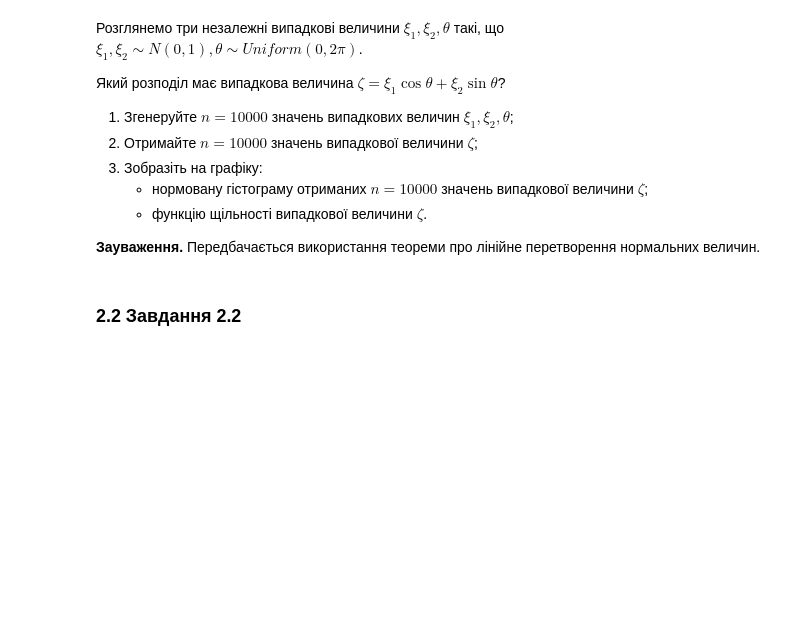
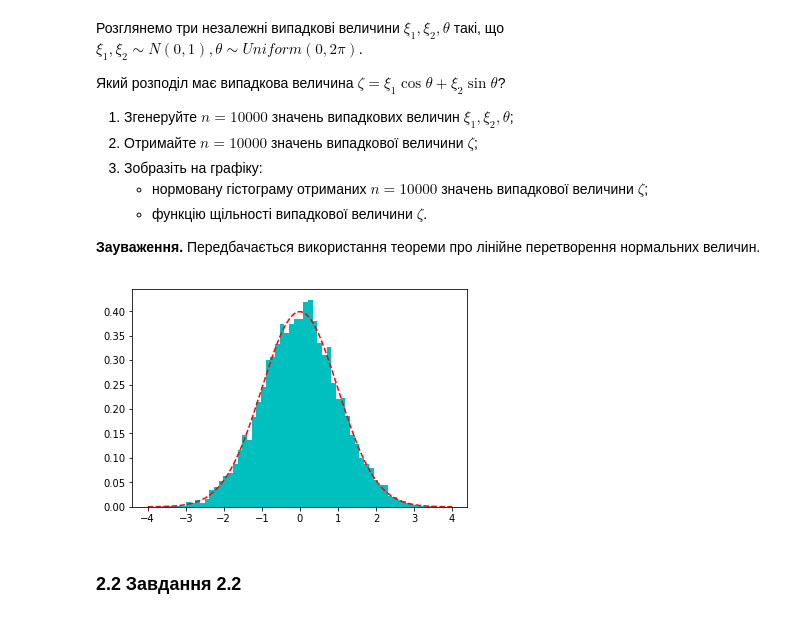
Before and after one commit to roma-vinn/Probability-labs, a Jupyter notebook: Лабораторне заняття 8/Домашня робота 8.ipynb, the cells around one changed output. Saved outputs shown, nothing was run; the diff lists cells and outputs as text; code cells hidden in the pictures; blank space fills up the shorter version.

```diff
--- a/Лабораторне заняття 8/Домашня робота 8.ipynb
+++ b/Лабораторне заняття 8/Домашня робота 8.ipynb
@@ -83,3 +81,16 @@ plt.show()
+# %%
+xi1 = norm.rvs(size=SIZE)
+xi2 = norm.rvs(size=SIZE)
+theta = uniform(0, 2*np.pi).rvs(size=SIZE)
+
+x = np.arange(-4, 4.01, 0.01)
+
+dzeta = xi1*np.cos(theta) + xi2*np.sin(theta)
+plt.hist(dzeta, density=True, bins='auto', color='c')
+plt.plot(x, norm.pdf(x), 'r--')
+plt.show()
+# %% [output]
+[figure, added]
 # %% [markdown]
 ### 2.2 Завдання 2.2
 # %% [markdown]
```
Also changed, not shown: parts of 8 cells of this notebook.
